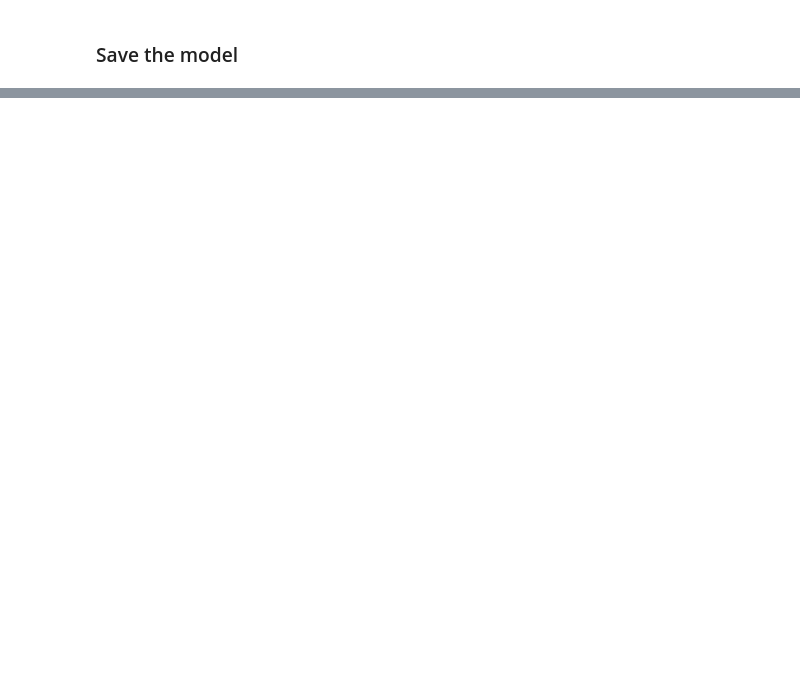
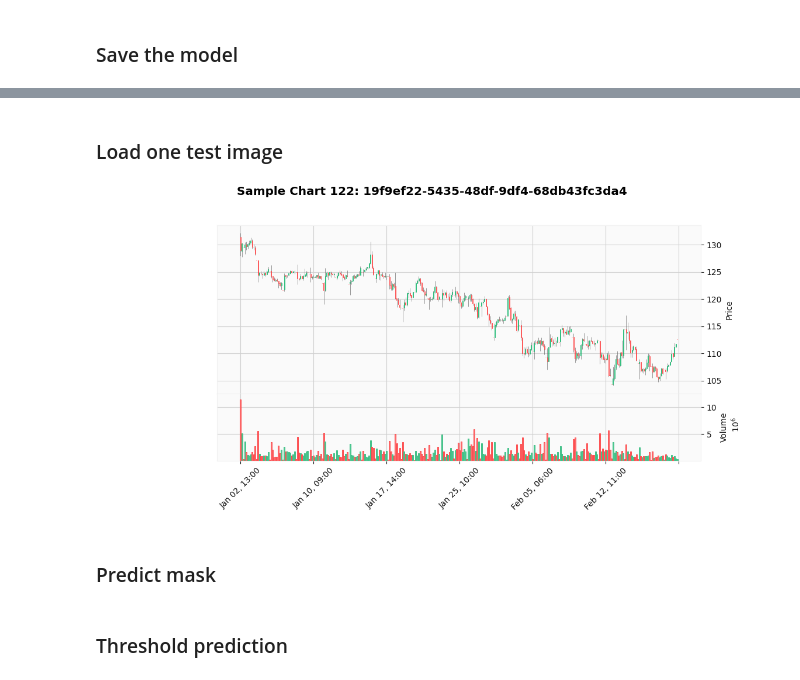
Before and after one commit to AlexHuc/OHLCV-technical-analysis, a Jupyter notebook: notebook.ipynb, the cells around one changed output, grey strips where cells are left out. Cells and saved outputs as stored; diff of their text form; code cells hidden in the pictures; blank space fills up the shorter version.

```diff
--- a/notebook.ipynb
+++ b/notebook.ipynb
@@ -1541,0 +1535,18 @@ torch.save(model.state_dict(), "models/horizontal_unet.pth")
+# %% [markdown]
+### Load one test image
+# %%
+transform = T.Compose([
+    T.Resize((256, 512)),
+    T.ToTensor()
+])
+
+img_path = sorted(glob.glob("dataset/test/input/*.png"))[17]
+
+img = Image.open(img_path).convert("RGB")
+x = transform(img).unsqueeze(0).to(device)
+# %%
+img
+# %% [output]
+[figure, added]
+# %% [markdown]
+### Predict mask
@@ -1541,0 +1558,2 @@ torch.save(model.state_dict(), "models/horizontal_unet.pth")
+# %% [markdown]
+### Threshold prediction
```
Also changed, not shown: parts of 41 cells of this notebook, 1 other file.
